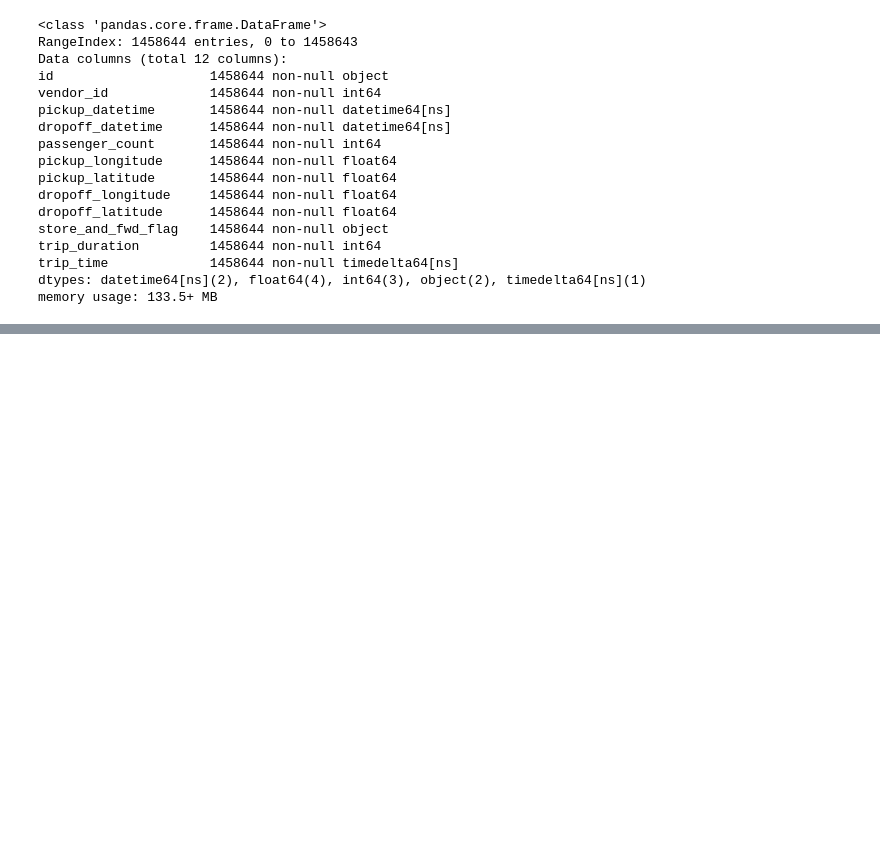
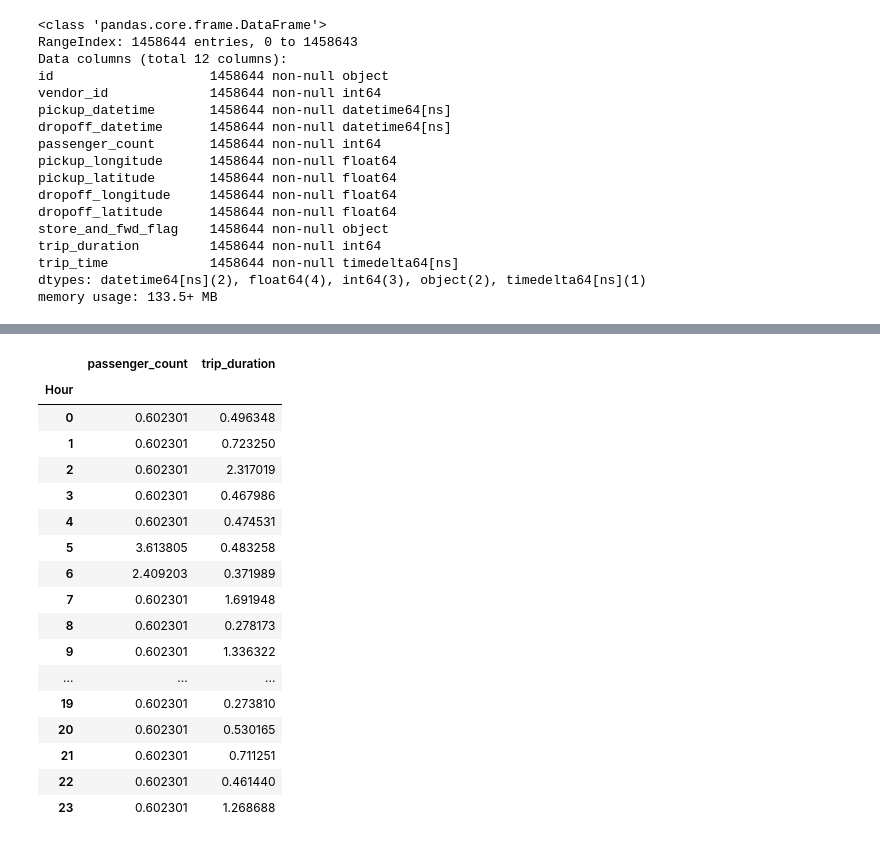
Before and after one commit to DenASafonov/Netology_home, a Jupyter notebook: 1. Введение в data science и инструменты/1.2. Мастер-класс визуализации данных на Python/Untitled1.ipynb, the cells around one changed output, grey strips where cells are left out. Saved outputs shown, nothing was run; the diff lists cells and outputs as text; code cells hidden in the pictures; blank space fills up the shorter version.

```diff
--- a/1. Введение в data science и инструменты/1.2. Мастер-класс визуализации данных на Python/Untitled1.ipynb
+++ b/1. Введение в data science и инструменты/1.2. Мастер-класс визуализации данных на Python/Untitled1.ipynb
@@ -201,3 +189,29 @@ df.groupby( 'Hour' ).count()['trip_time'].plot()
 # %% [output]
 <matplotlib.axes._subplots.AxesSubplot at 0x...>
 [drawing not drawn]
+# %%
+df1 = df[['passenger_count','trip_duration'] + ['Hour']]\
+    .groupby('Hour').sum()
+# %%
+df1.passenger_count =df.passenger_count /df.passenger_count.mean()
+df1.trip_duration = df.trip_duration / df.trip_duration.mean()
+df1.head(25)
+# %% [output]
+|  | passenger_count | trip_duration |
+| Hour |  |  |
+| 0 | 0.602301 | 0.496348 |
+| 1 | 0.602301 | 0.723250 |
+| 2 | 0.602301 | 2.317019 |
+| 3 | 0.602301 | 0.467986 |
+| 4 | 0.602301 | 0.474531 |
+| 5 | 3.613805 | 0.483258 |
+| 6 | 2.409203 | 0.371989 |
+| 7 | 0.602301 | 1.691948 |
+| 8 | 0.602301 | 0.278173 |
+| 9 | 0.602301 | 1.336322 |
+| ... | ... | ... |
+| 19 | 0.602301 | 0.273810 |
+| 20 | 0.602301 | 0.530165 |
+| 21 | 0.602301 | 0.711251 |
+| 22 | 0.602301 | 0.461440 |
+| 23 | 0.602301 | 1.268688 |
```
Also changed, not shown: parts of 17 cells of this notebook, 2 other files.
